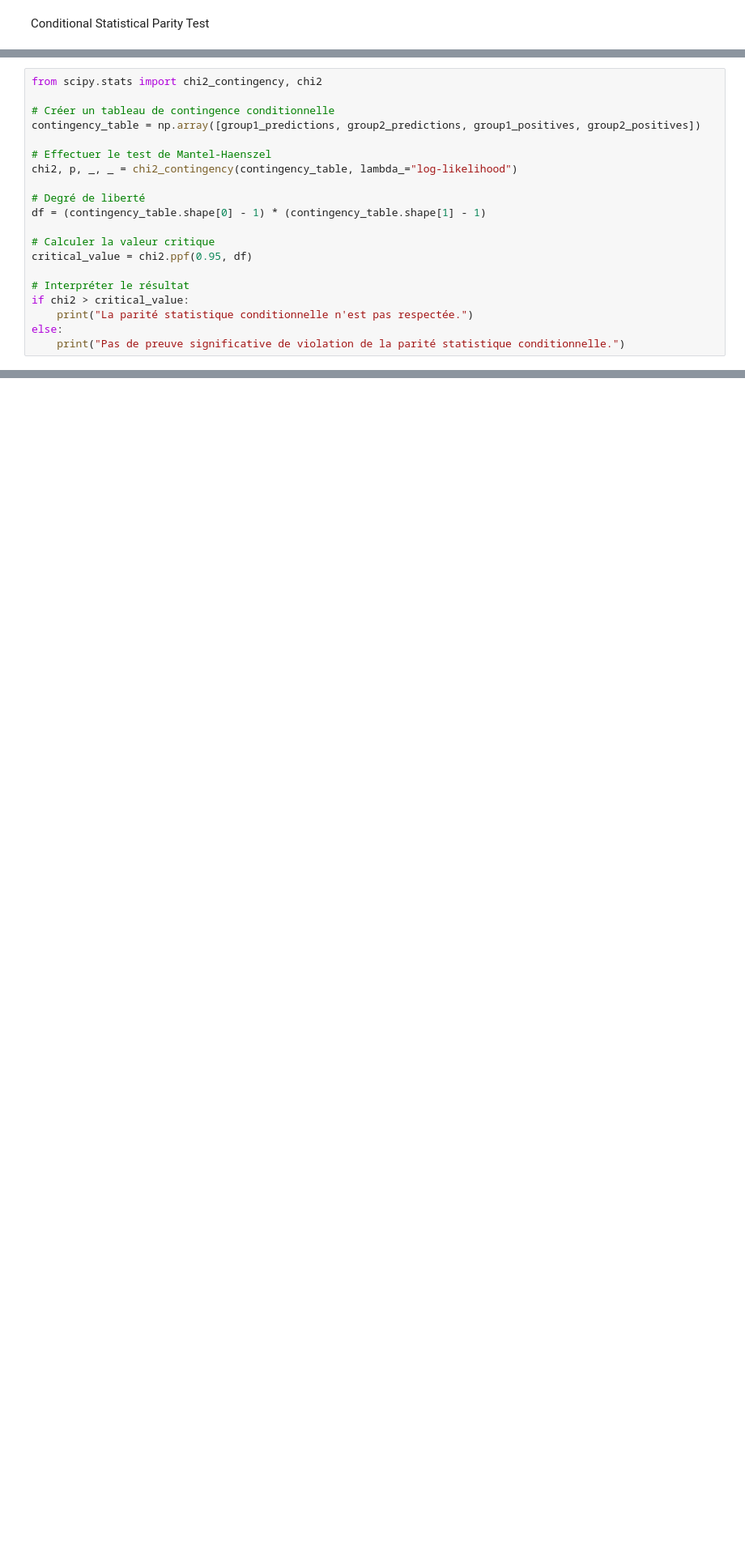
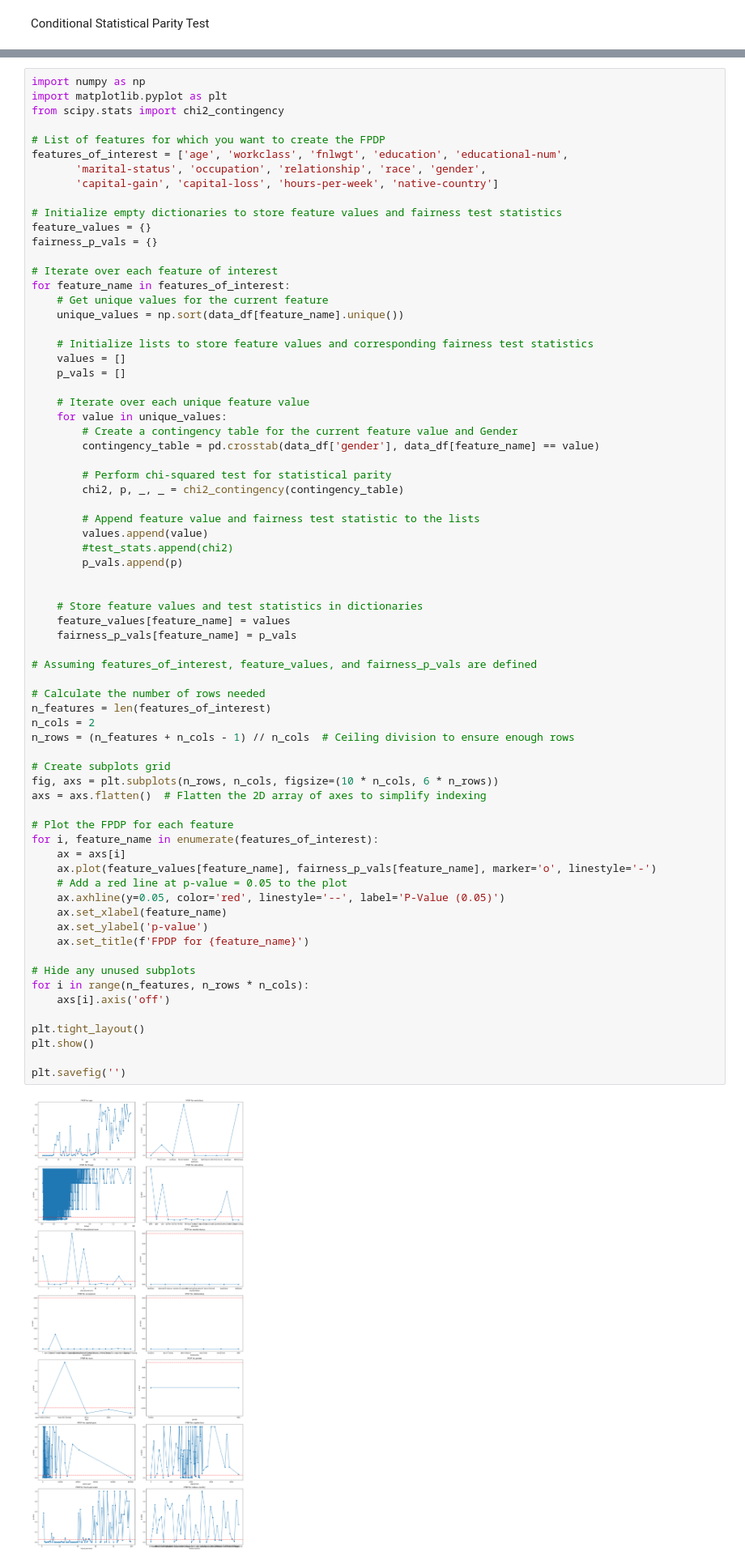
Before and after one commit to ConstanceGlly/Interpretability_and_Fairness_Income, a Jupyter notebook: Notebooks/Model Fairness.ipynb, the cells around one changed output, grey strips where cells are left out. Shown at 81% size. Cells and saved outputs as stored; diff of their text form; blank space fills up the shorter version.

Commit message:
Adds fairness notebook and .py file (missing first tests)

```diff
--- a/Notebooks/Model Fairness.ipynb
+++ b/Notebooks/Model Fairness.ipynb
@@ -276,20 +233,0 @@ ValueError: Cannot take a larger sample than population when 'replace=False'
-# %%
-from scipy.stats import chi2_contingency, chi2
-
-# Créer un tableau de contingence conditionnelle
-contingency_table = np.array([group1_predictions, group2_predictions, group1_positives, group2_positives])
-
-# Effectuer le test de Mantel-Haenszel
-chi2, p, _, _ = chi2_contingency(contingency_table, lambda_="log-likelihood")
-
-# Degré de liberté
-df = (contingency_table.shape[0] - 1) * (contingency_table.shape[1] - 1)
-
-# Calculer la valeur critique
-critical_value = chi2.ppf(0.95, df)
-
-# Interpréter le résultat
-if chi2 > critical_value:
-    print("La parité statistique conditionnelle n'est pas respectée.")
-else:
-    print("Pas de preuve significative de violation de la parité statistique conditionnelle.")
@@ -297,0 +436,72 @@ ValueError: setting an array element with a sequence. The requested array has an
+# %%
+import numpy as np
+import matplotlib.pyplot as plt
+from scipy.stats import chi2_contingency
+
+# List of features for which you want to create the FPDP
+features_of_interest = ['age', 'workclass', 'fnlwgt', 'education', 'educational-num',
+       'marital-status', 'occupation', 'relationship', 'race', 'gender',
+       'capital-gain', 'capital-loss', 'hours-per-week', 'native-country']
+
+# Initialize empty dictionaries to store feature values and fairness test statistics
+feature_values = {}
+fairness_p_vals = {}
+
+# Iterate over each feature of interest
+for feature_name in features_of_interest:
+    # Get unique values for the current feature
+    unique_values = np.sort(data_df[feature_name].unique())
+
+    # Initialize lists to store feature values and corresponding fairness test statistics
+    values = []
+    p_vals = []
+
+    # Iterate over each unique feature value
+    for value in unique_values:
+        # Create a contingency table for the current feature value and Gender
+        contingency_table = pd.crosstab(data_df['gender'], data_df[feature_name] == value)
+
+        # Perform chi-squared test for statistical parity
+        chi2, p, _, _ = chi2_contingency(contingency_table)
+
+        # Append feature value and fairness test statistic to the lists
+        values.append(value)
+        #test_stats.append(chi2)
+        p_vals.append(p)
+
+
+    # Store feature values and test statistics in dictionaries
+    feature_values[feature_name] = values
+    fairness_p_vals[feature_name] = p_vals
+
+# Assuming features_of_interest, feature_values, and fairness_p_vals are defined
+
+# Calculate the number of rows needed
+n_features = len(features_of_interest)
+n_cols = 2
+n_rows = (n_features + n_cols - 1) // n_cols  # Ceiling division to ensure enough rows
+
+# Create subplots grid
+fig, axs = plt.subplots(n_rows, n_cols, figsize=(10 * n_cols, 6 * n_rows))
+axs = axs.flatten()  # Flatten the 2D array of axes to simplify indexing
+
+# Plot the FPDP for each feature
+for i, feature_name in enumerate(features_of_interest):
+    ax = axs[i]
+    ax.plot(feature_values[feature_name], fairness_p_vals[feature_name], marker='o', linestyle='-')
+    # Add a red line at p-value = 0.05 to the plot
+    ax.axhline(y=0.05, color='red', linestyle='--', label='P-Value (0.05)')
+    ax.set_xlabel(feature_name)
+    ax.set_ylabel('p-value')
+    ax.set_title(f'FPDP for {feature_name}')
+
+# Hide any unused subplots
+for i in range(n_features, n_rows * n_cols):
+    axs[i].axis('off')
+
+plt.tight_layout()
+plt.show()
+
+plt.savefig('')
+# %% [output]
+[figure, added]
```
Also changed, not shown: parts of 16 cells of this notebook, 1 other file.
